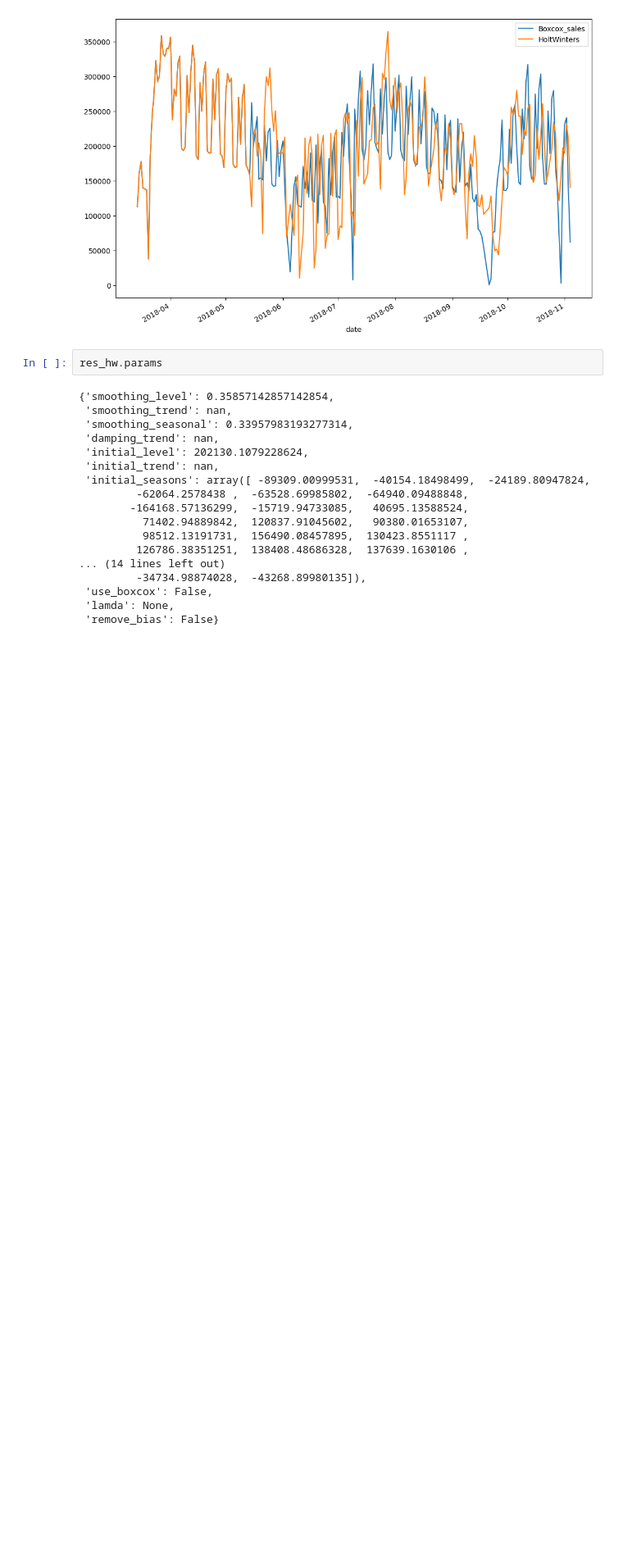
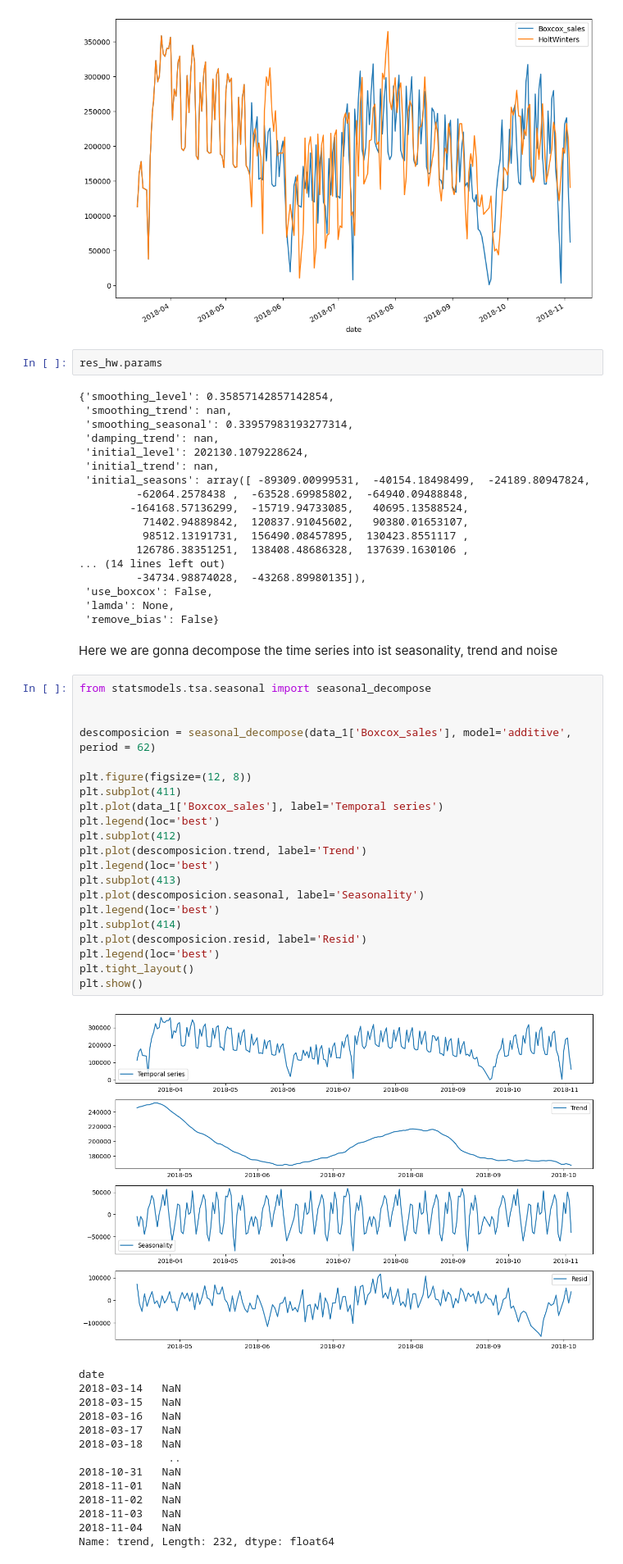
Before and after one commit to xavierzg/Cinema-Tickets-by-time-series., a Jupyter notebook: Series.ipynb, the cells around one changed output. Shown at 82% size. Drawn from its saved outputs; the diff is of its cells as text; blank space fills up the shorter version.

```diff
--- a/Series.ipynb
+++ b/Series.ipynb
@@ -275,3 +321,41 @@ res_hw.params
  'use_boxcox': False,
  'lamda': None,
  'remove_bias': False}
+# %% [markdown]
+Here we are gonna decompose the time series into ist seasonality, trend and noise
+# %%
+from statsmodels.tsa.seasonal import seasonal_decompose
+
+
+descomposicion = seasonal_decompose(data_1['Boxcox_sales'], model='additive', period = 62)
+
+plt.figure(figsize=(12, 8))
+plt.subplot(411)
+plt.plot(data_1['Boxcox_sales'], label='Temporal series')
+plt.legend(loc='best')
+plt.subplot(412)
+plt.plot(descomposicion.trend, label='Trend')
+plt.legend(loc='best')
+plt.subplot(413)
+plt.plot(descomposicion.seasonal, label='Seasonality')
+plt.legend(loc='best')
+plt.subplot(414)
+plt.plot(descomposicion.resid, label='Resid')
+plt.legend(loc='best')
+plt.tight_layout()
+plt.show()
+# %% [output]
+[figure, added]
+date
+2018-03-14   NaN
+2018-03-15   NaN
+2018-03-16   NaN
+2018-03-17   NaN
+2018-03-18   NaN
+              ..
+2018-10-31   NaN
+2018-11-01   NaN
+2018-11-02   NaN
+2018-11-03   NaN
+2018-11-04   NaN
+Name: trend, Length: 232, dtype: float64
```
Also changed, not shown: parts of 8 cells of this notebook.
